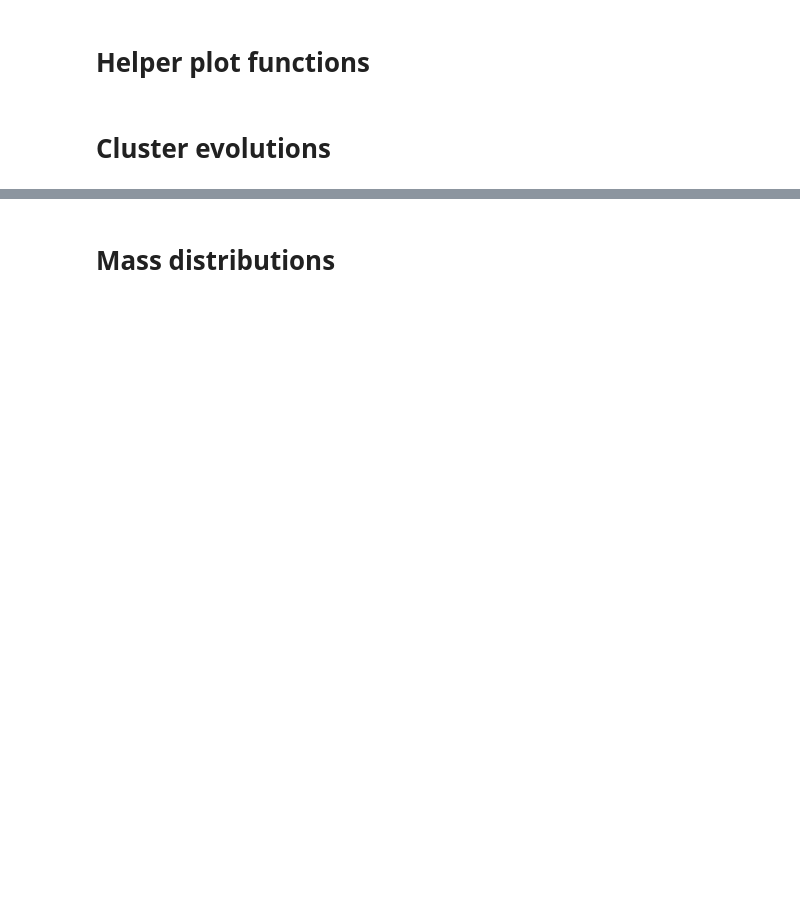
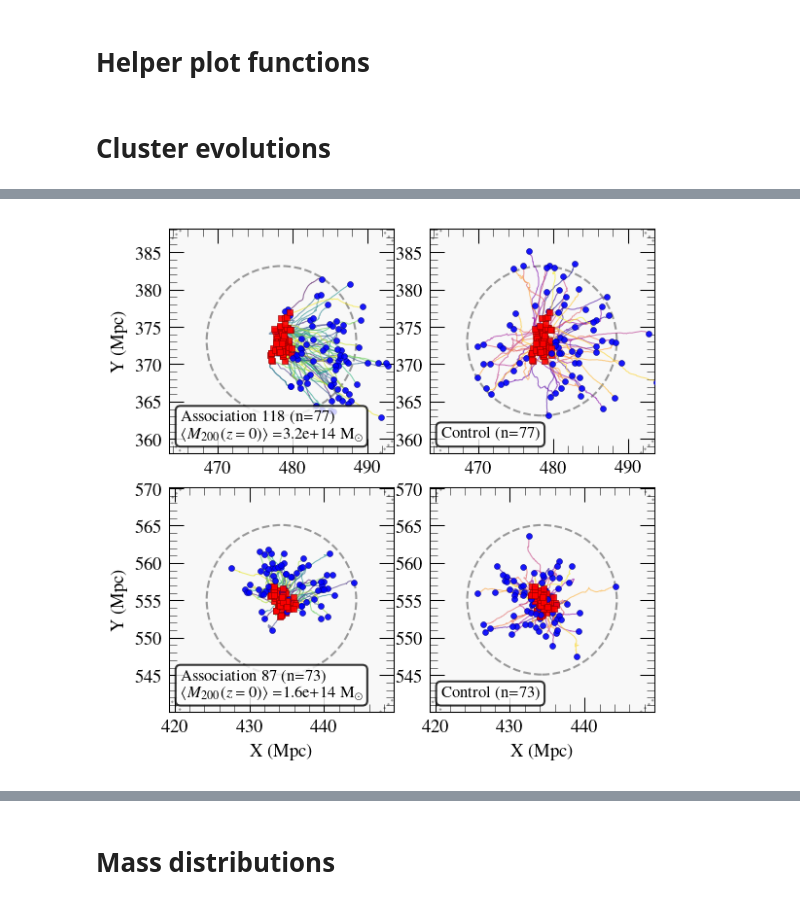
Before and after one commit to stuartmcalpine/manticore_posterior_clusters, a Jupyter notebook: plot_posterior_clusters.ipynb, the cells around one changed output, grey strips where cells are left out. Drawn from its saved outputs; the diff is of its cells as text; code cells hidden in the pictures; blank space fills up the shorter version.

```diff
--- a/plot_posterior_clusters.ipynb
+++ b/plot_posterior_clusters.ipynb
@@ -502,10 +604,10 @@ def plot_cluster_trajectory(cluster_id, ax=None):
     ax.set_ylim(cluster_centroid[1] - 15, cluster_centroid[1] + 15)
 
     # Add text box with cluster information in lower left corner
-    info_text = f'Cluster {cluster_id} (n={len(traces)})\n' + r"$\langle M_{\mathrm{200}}$($z=0) \rangle$ =" + f'{total_final_mass:.2e}' + r' M$_{\odot}$'
+    info_text = f'Association {cluster_id} (n={len(traces)})\n' + r"$\langle M_{\mathrm{200}}$($z=0) \rangle$ =" + f'{total_final_mass:.1e}' + r' M$_{\odot}$'
     ax.text(0.05, 0.05, info_text, transform=ax.transAxes, fontsize=9,
             bbox=dict(boxstyle='round,pad=0.3', facecolor='white', alpha=0.8),
-            verticalalignment='bottom')
+            verticalalignment='bottom', zorder=10)
 
     ax.set_xlabel('X (Mpc)')
     ax.set_ylabel('Y (Mpc)')
@@ -729,7 +849,7 @@ def plot_constrained_vs_control_comparison(
 
     rho_m = _mean_matter_density_Msun_per_Mpc3()
     with plt.style.context(get_mplstyle_path(mnras_style)):
-        fig, axes = plt.subplots(2, 2, figsize=(3.5, 3.5))
+        fig, axes = plt.subplots(2, 2, figsize=(3.75, 3.75))
         final_snap = 77
         init_snap = target_snapshot
 
@@ -784,6 +904,12 @@ def plot_constrained_vs_control_comparison(
             vol_ctrl = _hull_vol(Xinit_ctrl)
             vol_ratio = (vol_ctrl/vol_data) if (np.isfinite(vol_ctrl) and np.isfinite(vol_data) and vol_data>0) else np.nan
 
+            # Print metrics instead of annotating
+            print(f"Cluster {cluster_id} metrics:")
+            print(f"  Hull volume ratio: {vol_ratio:.2f}×" if not np.isnan(vol_ratio) else "  Hull volume ratio: nan")
+            print(f"  s_ratio: {s_ratio:.2f}" if not np.isnan(s_ratio) else "  s_ratio: nan")
+            print(f"  Info bits: {info_bits:.2f}" if not np.isnan(info_bits) else "  Info bits: nan")
+
             # Get cluster centroid for framing
             finals = []
             for tr in constrained_traces:
@@ -799,14 +925,17 @@ def plot_constrained_vs_control_comparison(
 
             # Left panel: constrained trajectories
             axL = axes[row_idx, 0]
+            axL.set_facecolor('#f8f8f8')
             colors = plt.cm.viridis(np.linspace(0,1,max(2,len(constrained_traces))))
             for i,tr in enumerate(constrained_traces):
                 snaps = tr['snapshots']
                 poskey = 'BoundSubhalo/CentreOfMass' if 'BoundSubhalo/CentreOfMass' in tr else 'SO/200_crit/CentreOfMass'
                 pos = tr[poskey]
-                axL.plot(pos[:,0], pos[:,1], '-', lw=0.8, alpha=0.6, color=colors[i%len(colors)])
-                axL.scatter(pos[0,0], pos[0,1], s=16, c='red', marker='s', zorder=5)
-                axL.scatter(pos[-1,0], pos[-1,1], s=16, c='blue', marker='o', zorder=5)
+                axL.plot(pos[:,0], pos[:,1], '-', lw=0.5, alpha=0.6, color=colors[i%len(colors)])
+                axL.scatter(pos[0,0], pos[0,1], s=8, c='red', alpha=0.9, marker='s',
+                           edgecolors='darkred', linewidth=0.3, zorder=10)
+                axL.scatter(pos[-1,0], pos[-1,1], s=8, alpha=0.9, c='blue', marker='o',
+                           edgecolors='darkblue', linewidth=0.3, zorder=10)
 
             for r, ls in [(10,'--'),(20,':')]:
                 axL.add_patch(plt.Circle((cluster_centroid[0],cluster_centroid[1]), r, fill=False, ec='0.6', ls=ls, lw=1))
@@ -814,27 +943,37 @@ def plot_constrained_vs_control_comparison(
             axL.set_xlim(cluster_centroid[0]-15, cluster_centroid[0]+15)
             axL.set_ylim(cluster_centroid[1]-15, cluster_centroid[1]+15)
             axL.set_aspect('equal', adjustable='box')
-            axL.set_xlabel('X (Mpc)')
-            axL.set_ylabel('Y (Mpc)')
-            axL.text(0.03, 0.78,
-                     f'Cluster {cluster_id}\n'
-                     f'hull {("nan" if np.isnan(vol_ratio) else f"{vol_ratio:.1f}×")}\n'
-                     f's_ratio {("nan" if np.isnan(s_ratio) else f"{s_ratio:.2f}")}\n'
-                     f'info {("nan" if np.isnan(info_bits) else f"{info_bits:.2f} bits")}',
-                     transform=axL.transAxes, fontsize=9,
-                     bbox=dict(boxstyle='round,pad=0.35', fc='white', alpha=0.9))
+
+            # Conditional axis labels
+            if row_idx == 1:  # Bottom row
+                axL.set_xlabel('X (Mpc)')
+            if True: #row_idx == 0:  # Left column (always true for left panels)
+                axL.set_ylabel('Y (Mpc)')
+
+            # Simple annotation like trajectory plots
+            if M200_mean is not None:
+                info_text = f'Association {cluster_id} (n={len(constrained_traces)})\n' + r"$\langle M_{\mathrm{200}}$($z=0) \rangle$ =" + f'{M200_mean:.1e}' + r' M$_{\odot}$'
+            else:
+                info_text = f'Association {cluster_id} (n={len(constrained_traces)})'
+
+            axL.text(0.05, 0.05, info_text, transform=axL.transAxes, fontsize=8,
+                     bbox=dict(boxstyle='round,pad=0.3', facecolor='white', alpha=0.8),
+                     verticalalignment='bottom', zorder=10)
 
             # Right panel: control trajectories (1:1 translated)
             axR = axes[row_idx, 1]
+            axR.set_facecolor('#f8f8f8')
             ctrl_colors = plt.cm.plasma(np.linspace(0,1,max(2,len(control_traces))))
             for i,tr in enumerate(control_traces):
                 snaps = tr['snapshots']
                 poskey = 'BoundSubhalo/CentreOfMass' if 'BoundSubhalo/CentreOfMass' in tr else 'SO/200_crit/CentreOfMass'
                 pos = tr[poskey]
 
-                axR.plot(pos[:,0], pos[:,1], '-', lw=0.8, alpha=0.6, color=ctrl_colors[i%len(ctrl_colors)])
-                axR.scatter(pos[0,0], pos[0,1], s=16, c='red', marker='s', zorder=5)
-                axR.scatter(pos[-1,0], pos[-1,1], s=16, c='blue', marker='o', zorder=5)
+                axR.plot(pos[:,0], pos[:,1], '-', lw=0.5, alpha=0.6, color=ctrl_colors[i%len(ctrl_colors)])
+                axR.scatter(pos[0,0], pos[0,1], s=8, c='red', alpha=0.9, marker='s',
+                           edgecolors='darkred', linewidth=0.3, zorder=10)
+                axR.scatter(pos[-1,0], pos[-1,1], s=8, alpha=0.9, c='blue', marker='o',
+                           edgecolors='darkblue', linewidth=0.3, zorder=10)
 
             for r, ls in [(10,'--'),(20,':')]:
                 axR.add_patch(plt.Circle((cluster_centroid[0],cluster_centroid[1]), r, fill=False, ec='0.6', ls=ls, lw=1))
@@ -842,13 +981,20 @@ def plot_constrained_vs_control_comparison(
             axR.set_xlim(cluster_centroid[0]-15, cluster_centroid[0]+15)
             axR.set_ylim(cluster_centroid[1]-15, cluster_centroid[1]+15)
             axR.set_aspect('equal', adjustable='box')
-            axR.set_xlabel('X (Mpc)')
-            axR.set_ylabel('Y (Mpc)')
-            axR.text(0.03, 0.88, f'Control (1:1 translated)\n(n={len(control_traces)})',
-                     transform=axR.transAxes, fontsize=9,
-                     bbox=dict(boxstyle='round,pad=0.35', fc='white', alpha=0.9))
 
-        plt.tight_layout()
+            # Conditional axis labels
+            if row_idx == 1:  # Bottom row
+                axR.set_xlabel('X (Mpc)')
+            # No ylabel for right column
+
+            # Simple control annotation
+            axR.text(0.05, 0.05, f'Control (n={len(control_traces)})',
+                     transform=axR.transAxes, fontsize=8,
+                     bbox=dict(boxstyle='round,pad=0.3', facecolor='white', alpha=0.8),
+                     verticalalignment='bottom', zorder=10)
+
+        plt.savefig("./plots/control_trace_example.pdf")
+        plt.tight_layout(pad=0.1)
         plt.show()
 
 # Classic (collapsed controls)
@@ -859,3 +1005,4 @@ plot_constrained_vs_control_comparison(
     mass_tolerance_dex=0.1,
     target_snapshot=10,
 )
+# %% [output]
@@ -862 +1019,2 @@ plot_constrained_vs_control_comparison(
+[figure, added]
 # %%
```
Also changed, not shown: parts of 20 cells of this notebook, 6 other files.
